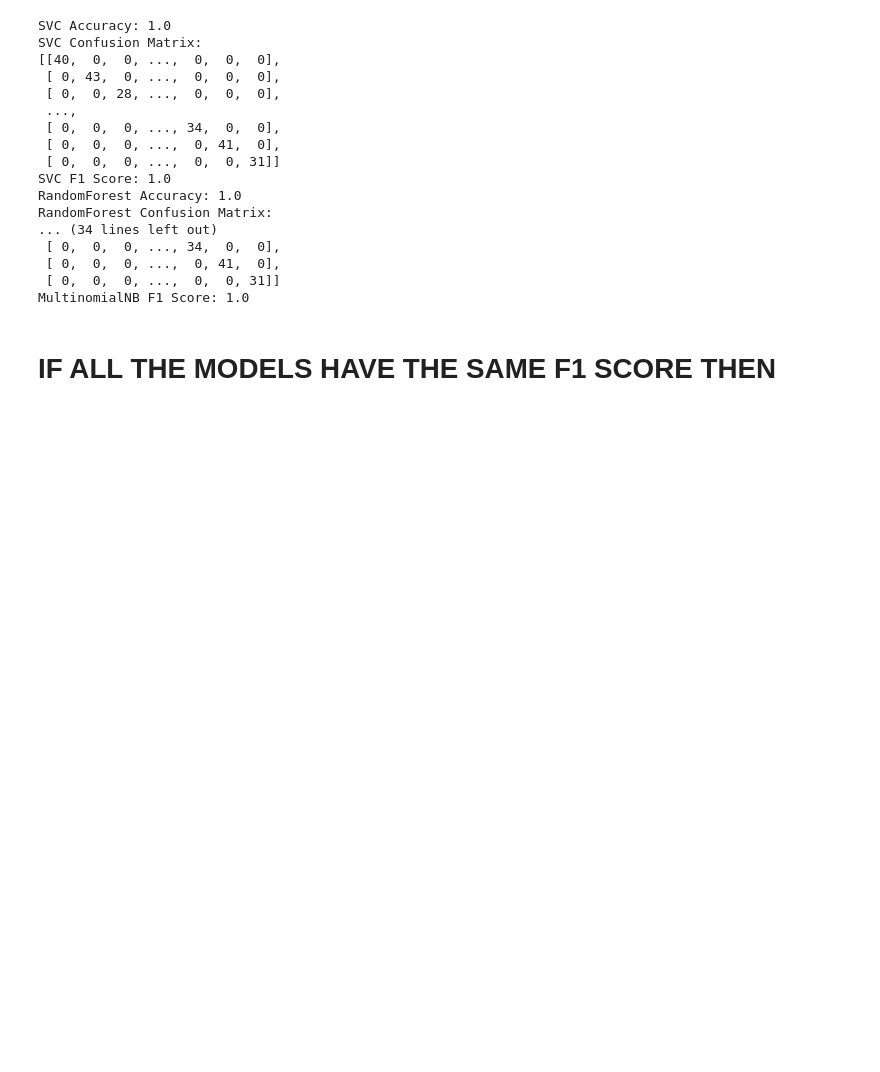
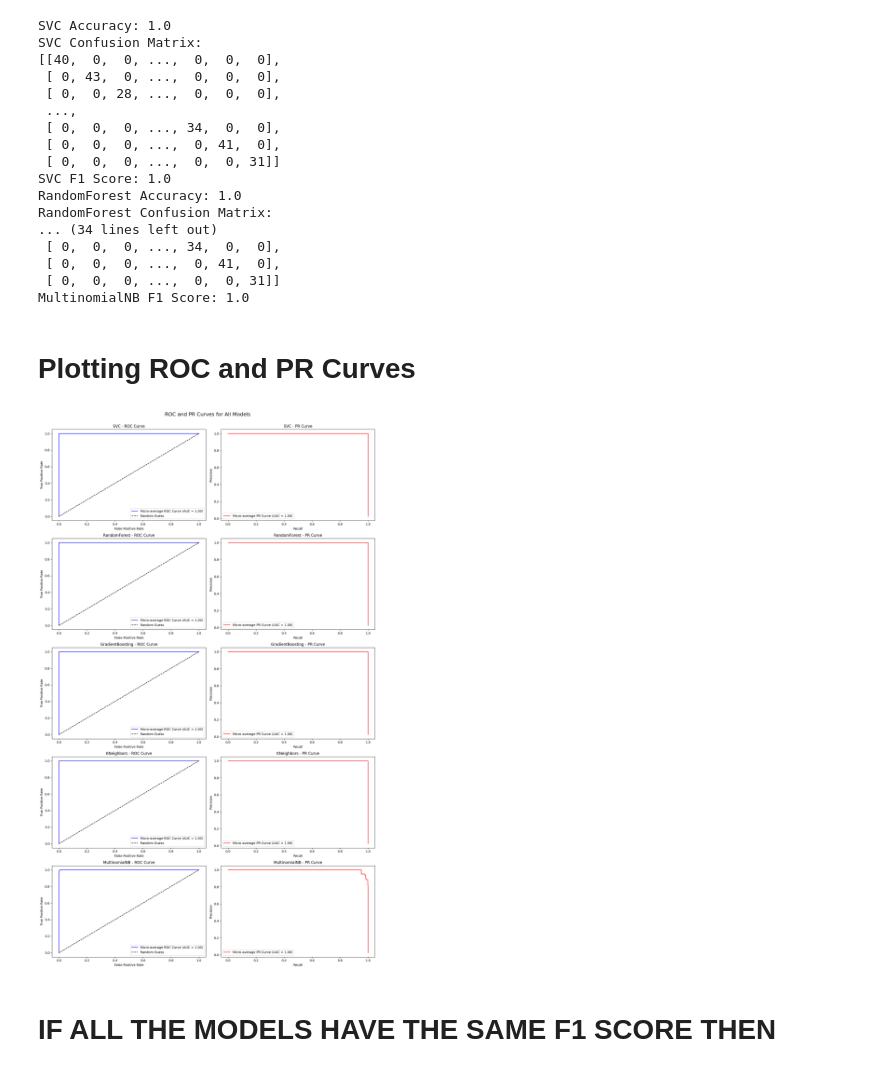
Before and after one commit to abhisheksaha28/Final_year_project, a Jupyter notebook: Disease_prediction.ipynb, the cells around one changed output. Saved outputs shown, nothing was run; the diff lists cells and outputs as text; code cells hidden in the pictures; blank space fills up the shorter version.

Commit message:
Plotted ROC & PR curves

```diff
--- a/Disease_prediction.ipynb
+++ b/Disease_prediction.ipynb
@@ -102,6 +102,82 @@ RandomForest Confusion Matrix:
  [ 0,  0,  0, ...,  0, 41,  0],
  [ 0,  0,  0, ...,  0,  0, 31]]
 MultinomialNB F1 Score: 1.0
+# %% [markdown]
+# **Plotting ROC and PR Curves**
+# %%
+
+import numpy as np
+import matplotlib.pyplot as plt
+from sklearn.metrics import roc_curve, roc_auc_score, precision_recall_curve, auc, average_precision_score
+from sklearn.preprocessing import label_binarize
+from sklearn.multiclass import OneVsRestClassifier
+
+# Binarize the labels for multi-class ROC curve
+n_classes = len(np.unique(y_test))  # Get the number of unique classes
+y_test_binarized = label_binarize(y_test, classes=np.arange(n_classes))
+
+# Create a dictionary to store results for each model
+model_results = {}
+
+# Loop through the models, train, test, and store results
+for model_name, model in models.items():
+    # Wrap the classifier with OneVsRestClassifier
+    classifier = OneVsRestClassifier(model)
+    classifier.fit(X_train, y_train)
+    y_score = classifier.predict_proba(X_test)  # Get predicted probabilities
+
+    # Calculate ROC and PR curve data
+    fpr, tpr, roc_auc = {}, {}, {}
+    precision, recall, average_precision = {}, {}, {}
+    for i in range(n_classes):
+        fpr[i], tpr[i], _ = roc_curve(y_test_binarized[:, i], y_score[:, i])
+        roc_auc[i] = auc(fpr[i], tpr[i])
+        precision[i], recall[i], _ = precision_recall_curve(y_test_binarized[:, i], y_score[:, i])
+        average_precision[i] = average_precision_score(y_test_binarized[:, i], y_score[:, i])
+
+    # Calculate micro-average ROC and PR curve data
+    fpr["micro"], tpr["micro"], _ = roc_curve(y_test_binarized.ravel(), y_score.ravel())
+    roc_auc["micro"] = auc(fpr["micro"], tpr["micro"])
+    precision["micro"], recall["micro"], _ = precision_recall_curve(y_test_binarized.ravel(), y_score.ravel())
+    average_precision["micro"] = average_precision_score(y_test_binarized, y_score, average="micro")
+
+    # Store results for the current model
+    model_results[model_name] = {
+        'fpr': fpr,
+        'tpr': tpr,
+        'roc_auc': roc_auc,
+        'precision': precision,
+        'recall': recall,
+        'average_precision': average_precision
+    }
+
+# Plot ROC and PR curves for all models
+fig, axes = plt.subplots(len(models), 2, figsize=(15, len(models) * 5))
+fig.suptitle('ROC and PR Curves for All Models', fontsize=16)
+
+for i, (model_name, results) in enumerate(model_results.items()):
+    # ROC curve
+    ax = axes[i, 0]
+    ax.plot(results['fpr']["micro"], results['tpr']["micro"], color='blue', label=f'Micro-average ROC Curve (AUC = {results["roc_auc"]["micro"]:.2f})')
+    ax.plot([0, 1], [0, 1], 'k--', label='Random Guess')
+    ax.set_xlabel('False Positive Rate')
+    ax.set_ylabel('True Positive Rate')
+    ax.set_title(f'{model_name} - ROC Curve')
+    ax.legend(loc='lower right')
+
+    # PR curve
+    ax = axes[i, 1]
+    ax.plot(results['recall']["micro"], results['precision']["micro"], color='red', label=f'Micro-average PR Curve (AUC = {results["average_precision"]["micro"]:.2f})')
+    ax.set_xlabel('Recall')
+    ax.set_ylabel('Precision')
+    ax.set_title(f'{model_name} - PR Curve')
+    ax.legend(loc='lower left')
+
+plt.tight_layout()
+plt.subplots_adjust(top=0.95)  # Adjust top margin to avoid overlapping title
+plt.show()
+# %% [output]
+[figure, added]
 # %% [markdown]
 # IF ALL THE MODELS HAVE THE SAME F1 SCORE THEN
 # %%
```
